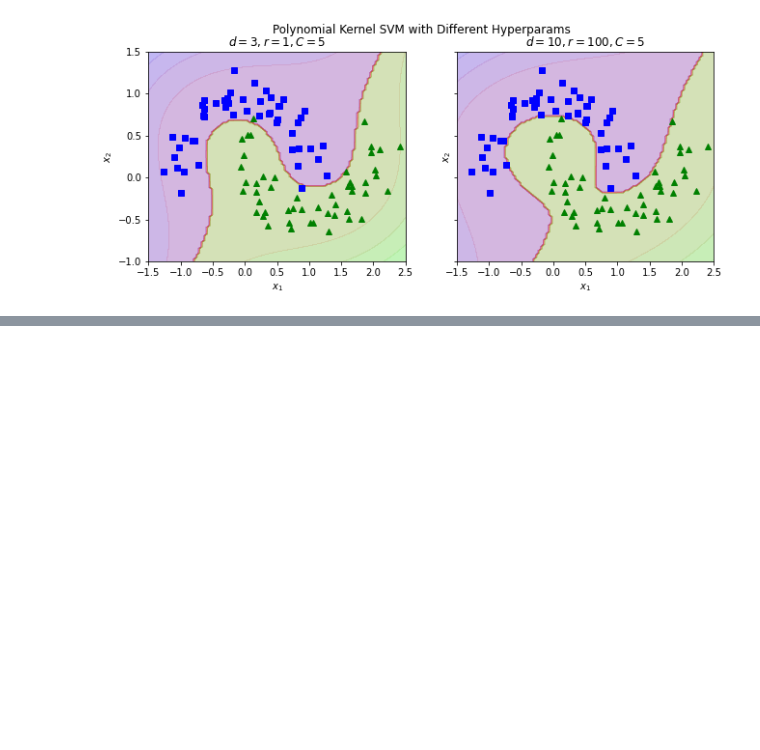
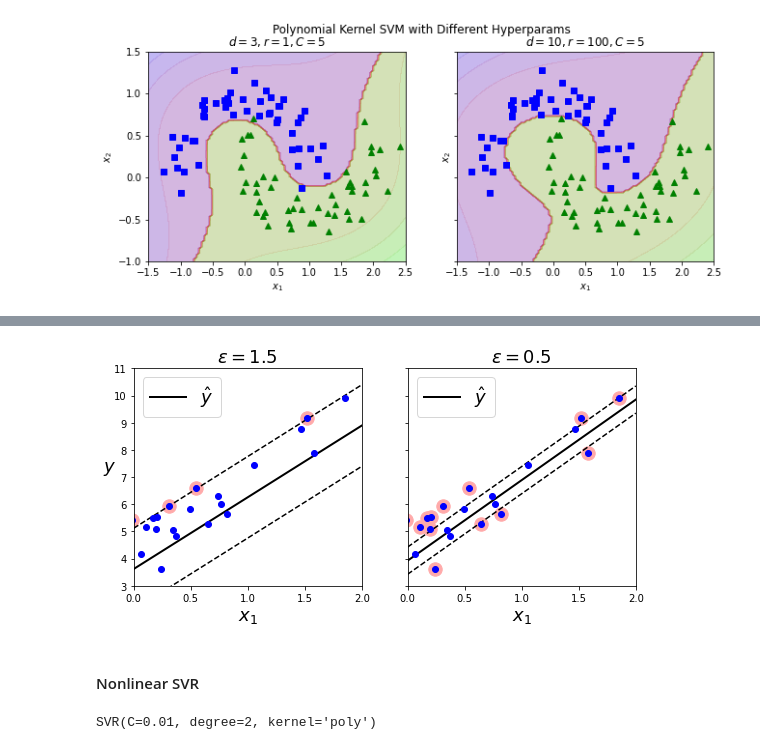
Before and after one commit to john-s-li/hands_on_ml, a Jupyter notebook: 5 - SVM/svm.ipynb, the cells around one changed output, grey strips where cells are left out. Cells and saved outputs as stored; diff of their text form; code cells hidden in the pictures; blank space fills up the shorter version.

```diff
--- a/5 - SVM/svm.ipynb
+++ b/5 - SVM/svm.ipynb
@@ -122,0 +180,49 @@ plt.show()
+# %%
+# generate linear samples with noise
+np.random.seed(42)
+m = 50 # num_samples
+X = np.random.randn(m, 1)
+y = (4 + 3 * X + np.random.randn(m, 1)).ravel()
+# %%
+def find_supports(svm_reg, X, y):
+    y_pred = svm_reg.predict(X)
+    off_margin = (np.abs(y_pred - y) >= svm_reg.epsilon)
+    return off_margin
+# %%
+def plot_svm_regression(svm_reg, X, y, axes):
+    x1s = np.linspace(axes[0], axes[1], 100).reshape(100, 1)
+    y_pred = svm_reg.predict(x1s)
+    plt.plot(x1s, y_pred, "k-", linewidth=2, label=r"$\hat{y}$")
+    plt.plot(x1s, y_pred + svm_reg.epsilon, "k--")
+    plt.plot(x1s, y_pred - svm_reg.epsilon, "k--")
+    plt.scatter(X[svm_reg.support_], y[svm_reg.support_], s=180, facecolors='#FFAAAA')
+    plt.plot(X, y, "bo")
+    plt.xlabel(r"$x_1$", fontsize=18)
+    plt.legend(loc="upper left", fontsize=18)
+    plt.axis(axes)
+# %%
+from sklearn.svm import LinearSVR
+
+svm_reg_1 = LinearSVR(epsilon=1.5, random_state=42)
+svm_reg_2 = LinearSVR(epsilon=0.5, random_state=42)
+
+svm_reg_1.fit(X, y)
+svm_reg_2.fit(X, y)
+
+svm_reg_1.support_ = find_supports(svm_reg_1, X, y)
+svm_reg_2.support_ = find_supports(svm_reg_2, X, y)
+# %%
+fig, axes = plt.subplots(ncols=2, figsize=(9, 4), sharey=True)
+plt.sca(axes[0])
+plot_svm_regression(svm_reg_1, X, y, [0, 2, 3, 11])
+plt.title(r"$\epsilon = {}$".format(svm_reg_1.epsilon), fontsize=18)
+plt.ylabel(r"$y$", fontsize=18, rotation=0)
+
+plt.sca(axes[1])
+plot_svm_regression(svm_reg_2, X, y, [0, 2, 3, 11])
+plt.title(r"$\epsilon = {}$".format(svm_reg_2.epsilon), fontsize=18)
+plt.show()
+# %% [output]
+[figure, added]
+# %% [markdown]
+#### Nonlinear SVR
@@ -122,0 +235,11 @@ plt.show()
+# %%
+# fit with polynomial kernel SVR
+from sklearn.svm import SVR
+
+svm_poly_reg_1 = SVR(kernel="poly", degree=2, C=100, epsilon=0.1)
+svm_poly_reg_2 = SVR(kernel="poly", degree=2, C=0.01, epsilon=0.1)
+
+svm_poly_reg_1.fit(X, y)
+svm_poly_reg_2.fit(X, y)
+# %% [output]
+SVR(C=0.01, degree=2, kernel='poly')
```
Also changed, not shown: parts of 9 cells of this notebook, 2 other files.
